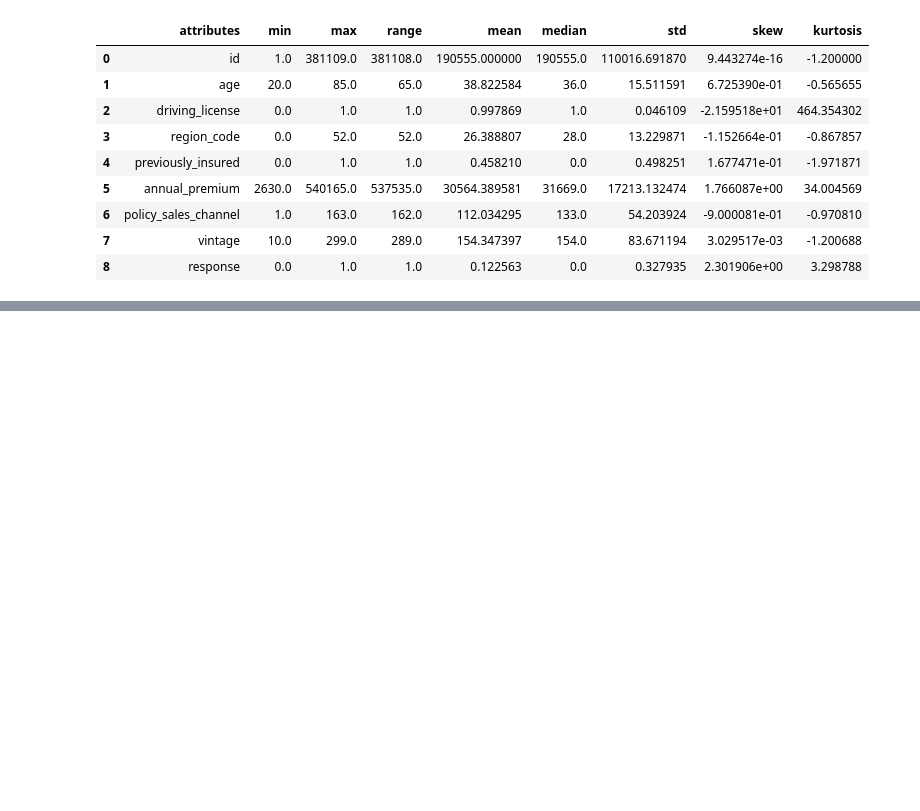
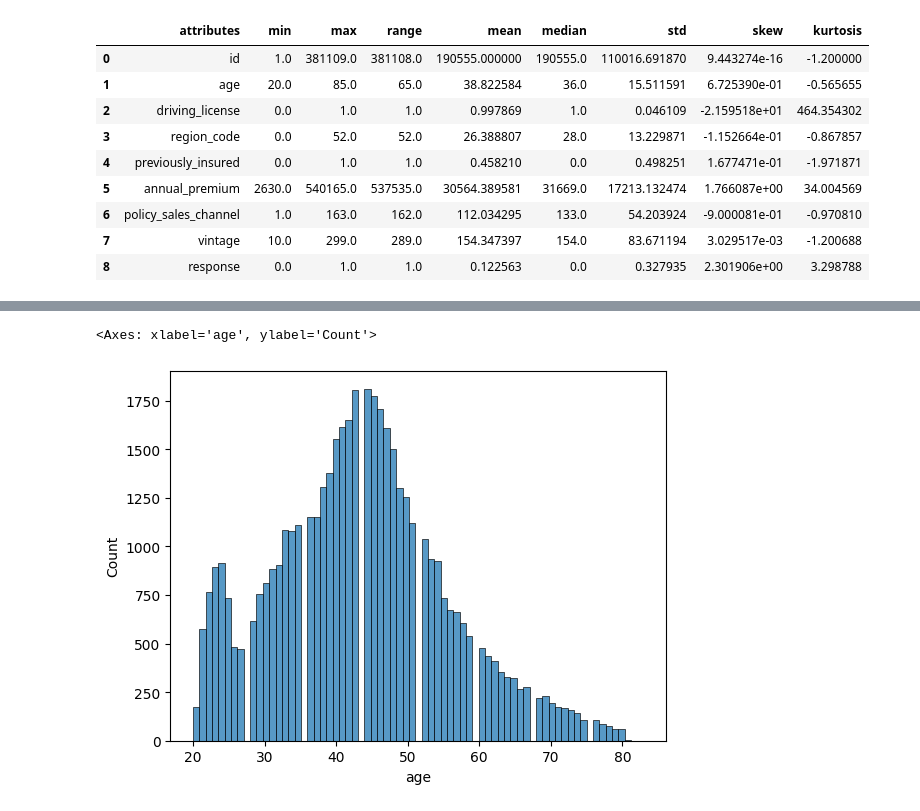
Before and after one commit to IgMnT/PropensaoDeCompra, a Jupyter notebook: notebooks/sales-prediction.ipynb, the cells around one changed output, grey strips where cells are left out. Saved outputs shown, nothing was run; the diff lists cells and outputs as text; code cells hidden in the pictures; blank space fills up the shorter version.

```diff
--- a/notebooks/sales-prediction.ipynb
+++ b/notebooks/sales-prediction.ipynb
@@ -149,0 +189,7 @@ sns.boxplot( x='vehicle_damage', y='response', data=df1 )
+# %%
+#age
+aux = df4.loc[df4['response'] == 1, 'age']
+sns.histplot(aux)
+# %% [output]
+<Axes: xlabel='age', ylabel='Count'>
+[figure, added]
```
Also changed, not shown: parts of 34 cells of this notebook.
